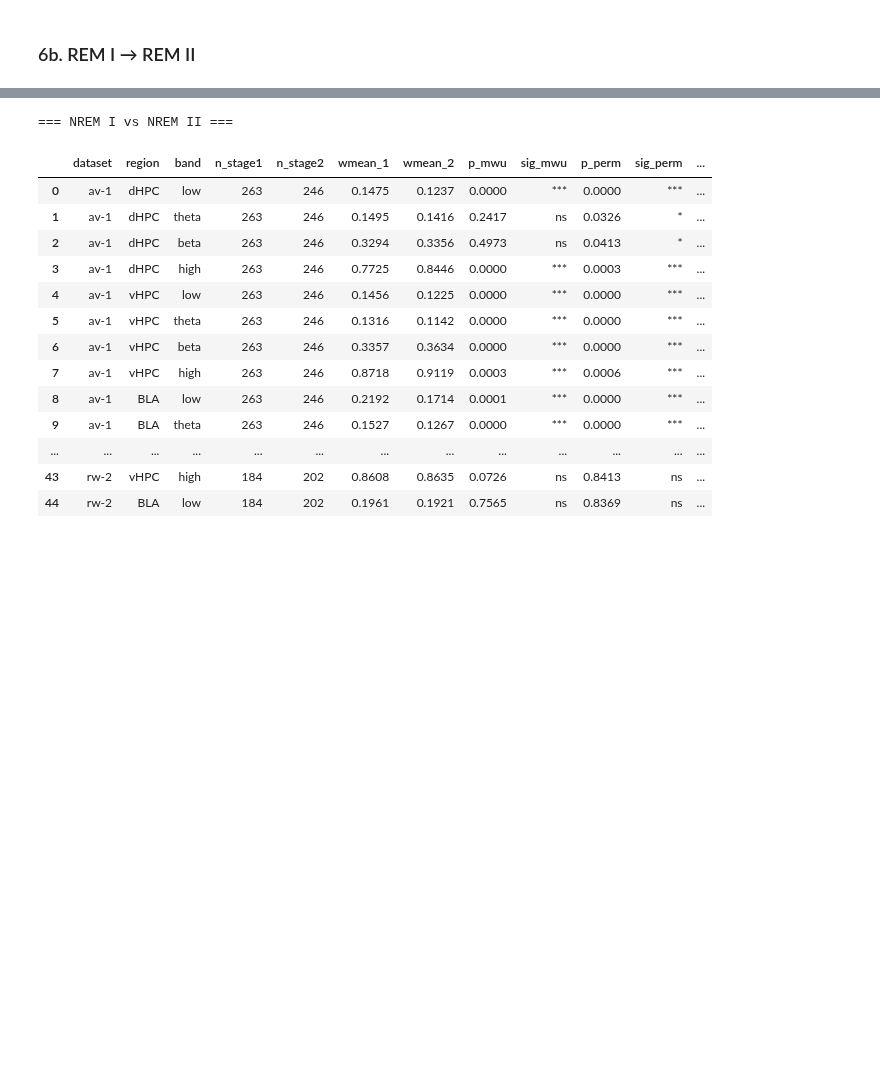
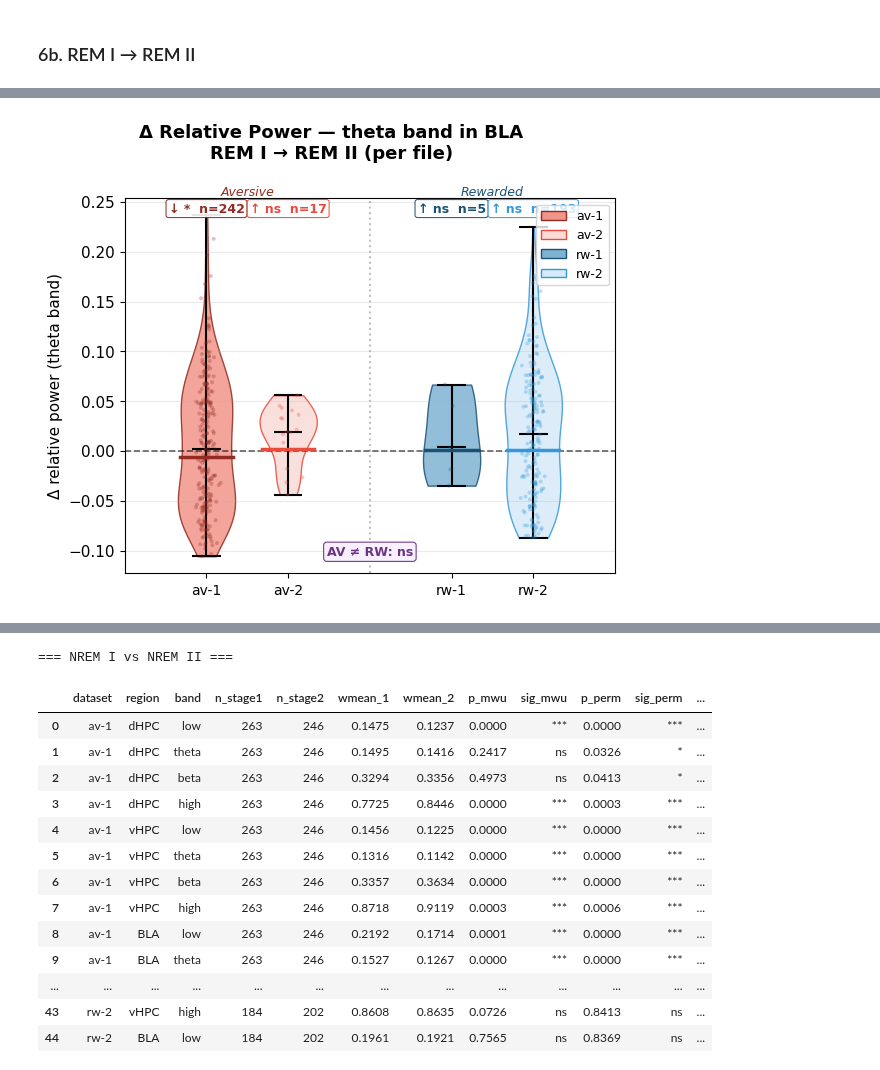
Before and after one commit to Gabbag2/health_hackathon, a Jupyter notebook: H1_final.ipynb, the cells around one changed output, grey strips where cells are left out. Cells and saved outputs as stored; diff of their text form; code cells hidden in the pictures; blank space fills up the shorter version.

```diff
--- a/H1_final.ipynb
+++ b/H1_final.ipynb
@@ -746,2 +737,102 @@ plot_delta_bars(
+# %%
+# ── Explicit plot: BLA × theta — REM I → REM II ─────────────────────────────
+POSITIONS = {'av-1': 1, 'av-2': 2, 'rw-1': 4, 'rw-2': 5}
+stage_pair = ('REM I', 'REM II')
+reg_name   = 'BLA'
+band_name  = 'theta'
+st1, st2   = stage_pair
+
+fig, ax = plt.subplots(figsize=(6, 5))
+fig.suptitle(
+    f'Δ Relative Power — {band_name} band in {reg_name}\n{st1} → {st2} (per file)',
+    fontsize=13, fontweight='bold'
+)
+
+deltas_ds, weights_ds, v1_ds, v2_ds = {}, {}, {}, {}
+for ds in DATASET_NAMES:
+    d, w = compute_delta_distribution(ds, stage_pair, reg_name, band_name)
+    deltas_ds[ds], weights_ds[ds] = d, w
+    pows, wts, labs = BAND_POWERS[ds][(reg_name, band_name)]
+    v1_ds[ds], _ = get_valid(pows[labs == st1], wts[labs == st1])
+    v2_ds[ds], _ = get_valid(pows[labs == st2], wts[labs == st2])
+
+data_vln = [
+    deltas_ds[ds] if len(deltas_ds[ds]) > 1 else np.array([0., 0.])
+    for ds in DATASET_NAMES
+]
+positions = list(POSITIONS.values())
+
+vp = ax.violinplot(data_vln, positions=positions, showmedians=True, widths=0.7)
+for body, ds in zip(vp['bodies'], DATASET_NAMES):
+    body.set_facecolor(FACE_COLORS[ds])
+    body.set_edgecolor(COLORS[ds])
+    body.set_alpha(0.85)
+for part in ['cmedians', 'cbars', 'cmins', 'cmaxes']:
+    vp[part].set_color('black')
+    vp[part].set_linewidth(1.5)
+
+rng = np.random.default_rng(42)
+for ds, pos in POSITIONS.items():
+    d, w = deltas_ds[ds], weights_ds[ds]
+    if len(d) == 0:
+        continue
+    ax.scatter(pos + rng.normal(0, 0.06, len(d)), d,
+               alpha=0.3, s=8, color=COLORS[ds], edgecolors='none', zorder=2)
+    wm, _ = weighted_mean_std(d, w)
+    if np.isfinite(wm):
+        ax.plot([pos - 0.32, pos + 0.32], [wm, wm], '-',
+                color=COLORS[ds], lw=2.5, zorder=3)
+
+ax.axhline(0, color='black', lw=1.2, linestyle='--', alpha=0.6, label='no change')
+ax.axvline(3, color='gray', linestyle=':', lw=1.5, alpha=0.5)
+
+ymin_ax, ymax_ax = ax.get_ylim()
+yrange = max(ymax_ax - ymin_ax, 1e-9)
+
+# MWU annotation per file
+for ds, pos in POSITIONS.items():
+    v1, v2 = v1_ds[ds], v2_ds[ds]
+    d, w   = deltas_ds[ds], weights_ds[ds]
+    if len(v1) >= 3 and len(v2) >= 3:
+        _, p = stats.mannwhitneyu(v1, v2, alternative='two-sided')
+        n2 = len(v2)
+        wm = weighted_mean_std(d, w)[0]
+        arrow = '↑' if (np.isfinite(wm) and wm >= 0) else '↓'
+        ax.text(pos, ymax_ax - 0.01 * yrange,
+                f'{arrow} {sig_label(p)}  n={n2}',
+                ha='center', va='top', fontsize=9, color=COLORS[ds], fontweight='bold',
+                bbox=dict(boxstyle='round,pad=0.2', facecolor='white',
+                          alpha=0.9, edgecolor=COLORS[ds], lw=0.8))
+
+# AV vs RW inter-condition test
+av_d = np.concatenate([deltas_ds[ds] for ds in ['av-1', 'av-2'] if len(deltas_ds[ds]) > 0])
+rw_d = np.concatenate([deltas_ds[ds] for ds in ['rw-1', 'rw-2'] if len(deltas_ds[ds]) > 0])
+if len(av_d) >= 3 and len(rw_d) >= 3:
+    _, p_cond = stats.mannwhitneyu(av_d, rw_d, alternative='two-sided')
+    ax.text(3.0, ymin_ax + 0.04 * yrange,
+            f'AV ≠ RW: {sig_label(p_cond)}',
+            ha='center', va='bottom', fontsize=9, color='#6c3483', fontweight='bold',
+            bbox=dict(boxstyle='round,pad=0.25', facecolor='#f8f0ff',
+                      alpha=0.95, edgecolor='#6c3483', lw=0.8))
+
+ax.set_xticks([1, 2, 4, 5])
+ax.set_xticklabels(DATASET_NAMES, fontsize=10)
+ax.set_xlim(0, 6)
+ax.set_ylabel(f'Δ relative power ({band_name} band)', fontsize=11)
+ax.grid(True, alpha=0.25, axis='y')
+
+ymax2 = ax.get_ylim()[1]
+ax.text(1.5, ymax2, 'Aversive',  ha='center', va='bottom', fontsize=9, color='#922b21', fontstyle='italic')
+ax.text(4.5, ymax2, 'Rewarded', ha='center', va='bottom', fontsize=9, color='#1a5276', fontstyle='italic')
+
+patches = [mpatches.Patch(facecolor=FACE_COLORS[ds], edgecolor=COLORS[ds], label=ds)
+           for ds in DATASET_NAMES]
+ax.legend(handles=patches, loc='upper right', fontsize=9, framealpha=0.8)
+
+plt.tight_layout()
+plt.savefig('figs/H1_REM_BLA_theta_delta.png', dpi=150, bbox_inches='tight')
+plt.show()
+# %% [output]
+[figure, added]
 # %% [markdown]
 ---
```
Also changed, not shown: parts of 35 cells of this notebook, 13 other files.
